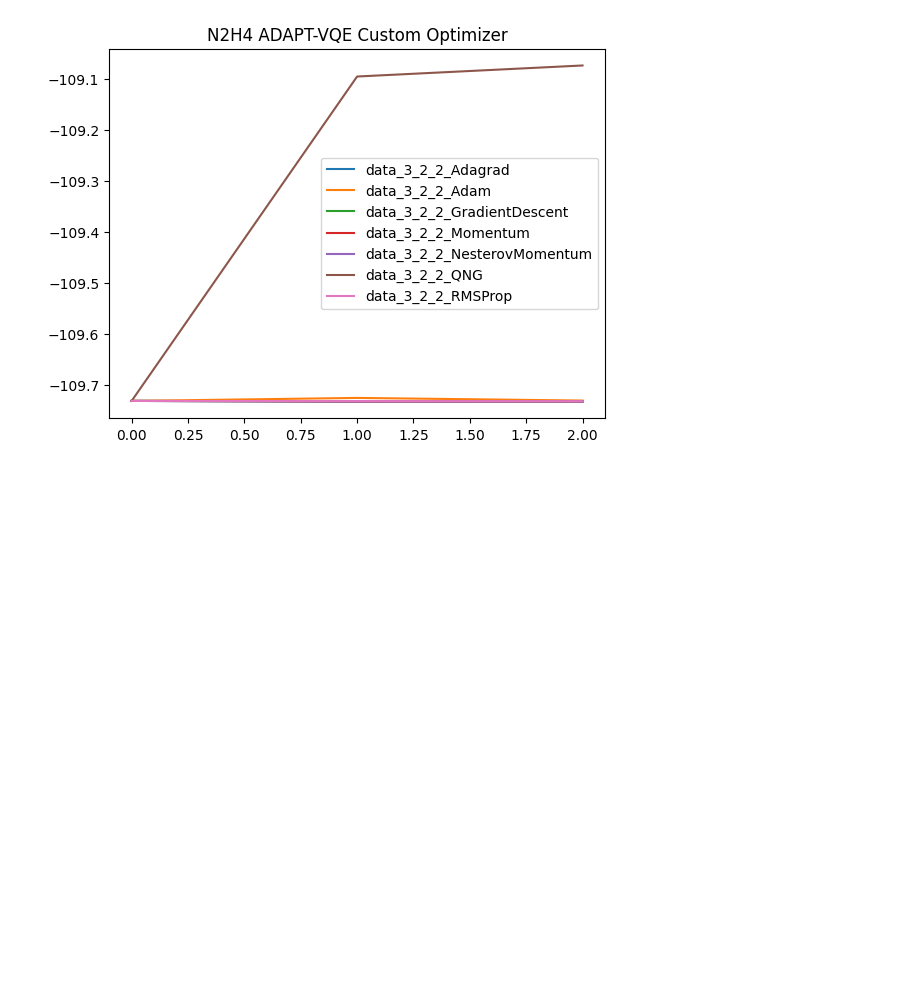
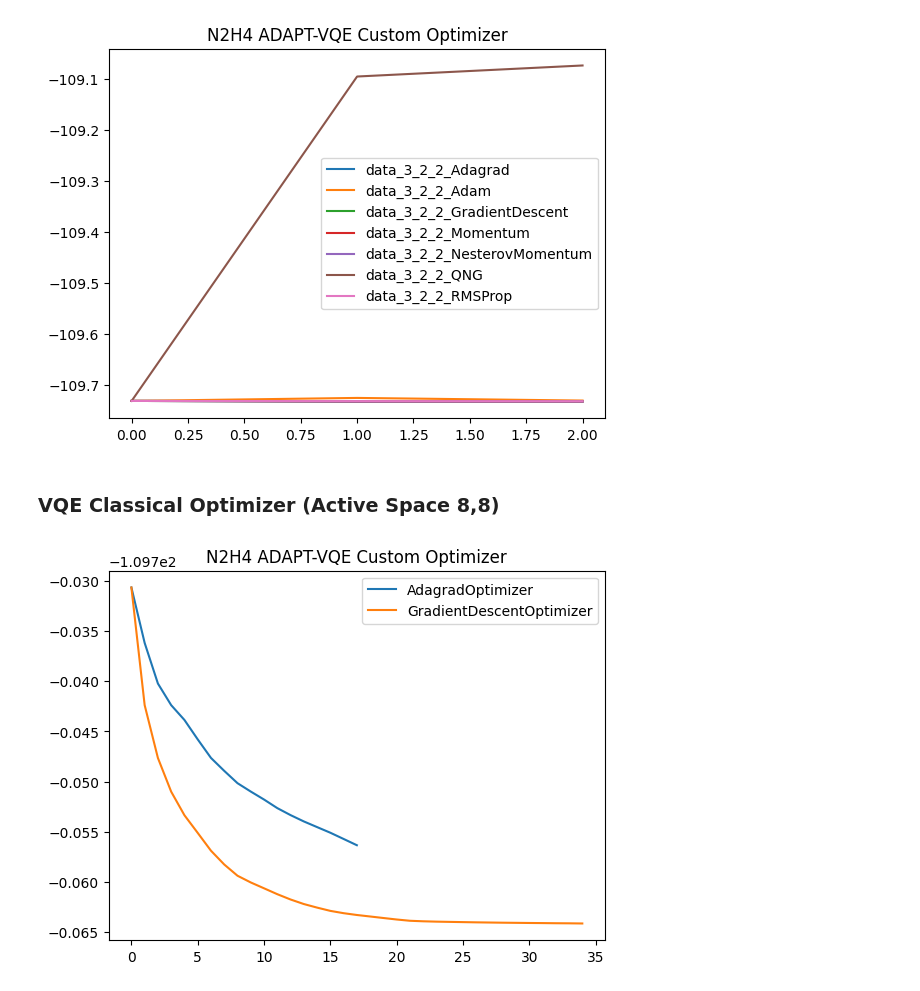
Before and after one commit to azhar-ikhtiarudin/variational-quantum-eigensolver, a Jupyter notebook: PennyLane/N2H4/custom_vqe/data/optimizer/custom_vqe_visualizer.ipynb, the cells around one changed output. Saved outputs shown, nothing was run; the diff lists cells and outputs as text; code cells hidden in the pictures; blank space fills up the shorter version.

Commit message:
update visualizer

```diff
--- a/PennyLane/N2H4/custom_vqe/data/optimizer/custom_vqe_visualizer.ipynb
+++ b/PennyLane/N2H4/custom_vqe/data/optimizer/custom_vqe_visualizer.ipynb
@@ -40,3 +40,27 @@ plt.legend()
 plt.show()
 # %% [output]
 [figure]
+# %% [markdown]
+### VQE Classical Optimizer (Active Space 8,8)
+# %%
+data_3_8_8_Adagrad = np.loadtxt('N2H4_3_8_8_AdagradOptimizer.txt', delimiter=',')
+data_3_8_8_GradientDescent = np.loadtxt('N2H4_3_8_8_GradientDescentOptimizer.txt', delimiter=',')
+# data_3_2_2_GradientDescent = np.loadtxt('N2H4_3_2_2_GradientDescentOptimizer.txt', delimiter=',')
+# data_3_2_2_Momentum = np.loadtxt('N2H4_3_2_2_MomentumOptimizer.txt', delimiter=',')
+# data_3_2_2_NesterovMomentum = np.loadtxt('N2H4_3_2_2_NesterovMomentumOptimizer.txt', delimiter=',')
+# data_3_2_2_QNG = np.loadtxt('N2H4_3_2_2_QNGOptimizer.txt', delimiter=',')
+# data_3_2_2_RMSProp = np.loadtxt('N2H4_3_2_2_RMSPropOptimizer.txt', delimiter=',')
+# %%
+plt.plot(data_3_8_8_Adagrad, label='AdagradOptimizer')
+# plt.plot(data_3_2_2_Adam, label='AdamOptimizer')
+plt.plot(data_3_8_8_GradientDescent, label='GradientDescentOptimizer')
+# plt.plot(data_3_2_2_Momentum, label='MomentumOptimizer')
+# plt.plot(data_3_2_2_NesterovMomentum, label='NesterovMomentumOptimizer')
+# plt.plot(data_3_2_2_QNG, label='QNGOptimizer')
+# plt.plot(data_3_2_2_RMSProp, label='RMSPropOptimizer')
+
+plt.title('N2H4 ADAPT-VQE Custom Optimizer')
+plt.legend()
+plt.show()
+# %% [output]
+[figure, added]
```
Also changed, not shown: parts of 2 cells of this notebook, 4 other files.
